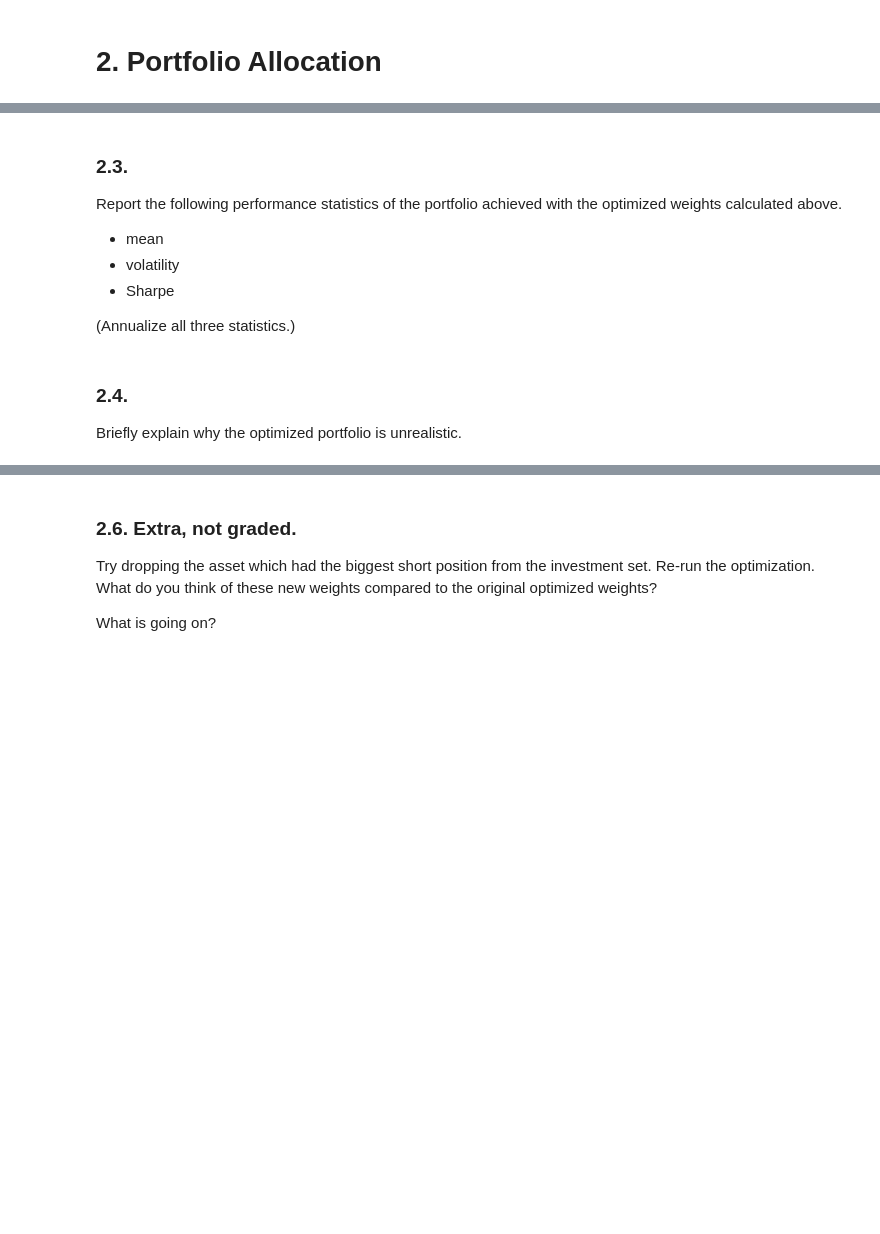
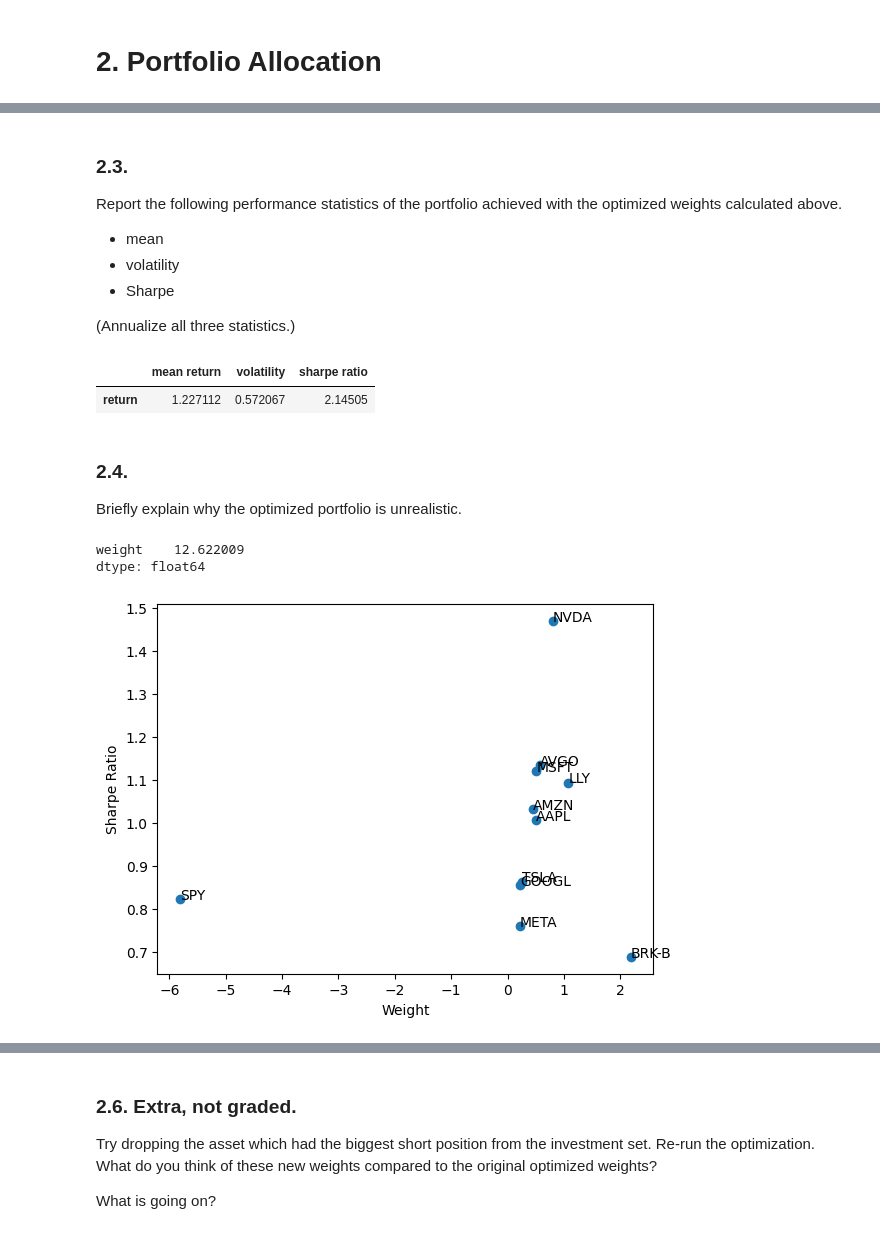
Before and after one commit to joshkorol/portfolio-mgmt, a Jupyter notebook: assignments/Exam 1.ipynb, the cells around one changed output, grey strips where cells are left out. Drawn from its saved outputs; the diff is of its cells as text; code cells hidden in the pictures; blank space fills up the shorter version.

```diff
--- a/assignments/Exam 1.ipynb
+++ b/assignments/Exam 1.ipynb
@@ -109,12 +360,46 @@ def optimized_weights(returns,dropna=True,scale_cov=1):
 ### 2.3.
 
 Report the following performance statistics of the portfolio achieved with the optimized weights calculated above.
-* mean
-* volatility
-* Sharpe
+
+- mean
+- volatility
+- Sharpe
 
 (Annualize all three statistics.)
+# %%
+# calc mean portfolio ret by applying the weights to the security returns and avg
+port_ret = tot_ret.dot(tan_weights).rename(columns={'weight':'return'})
+
+port_mean_ret = port_ret.mean() * SCALE
+port_mean_ret.name = 'mean return'
+
+port_vol = port_ret.std() * np.sqrt(SCALE)
+port_vol.name = 'volatility'
+
+port_sharpe_ratio = port_mean_ret / port_vol
+port_sharpe_ratio.name = 'sharpe ratio'
+
+port_stats_df = pd.concat([port_mean_ret, port_vol, port_sharpe_ratio], axis=1)
+port_stats_df
+# %% [output]
+|  | mean return | volatility | sharpe ratio |
+| return | 1.227112 | 0.572067 | 2.14505 |
 # %% [markdown]
 ### 2.4.
 
 Briefly explain why the optimized portfolio is unrealistic.
+# %%
+# let's calculate the actual leverage we will need in the portfolio....
+tan_weights.abs().sum()
+# %% [output]
+weight    12.622009
+dtype: float64
+# %%
+fig, ax = plt.subplots()
+ax.scatter(final_df['weight'], final_df['sharpe ratio'])
+plt.xlabel('Weight')
+plt.ylabel('Sharpe Ratio')
+for tick in final_df.index:
+    ax.annotate(tick, (final_df['weight'][tick], final_df['sharpe ratio'][tick]))
+# %% [output]
+[figure, added]
```
Also changed, not shown: parts of 36 cells of this notebook.
